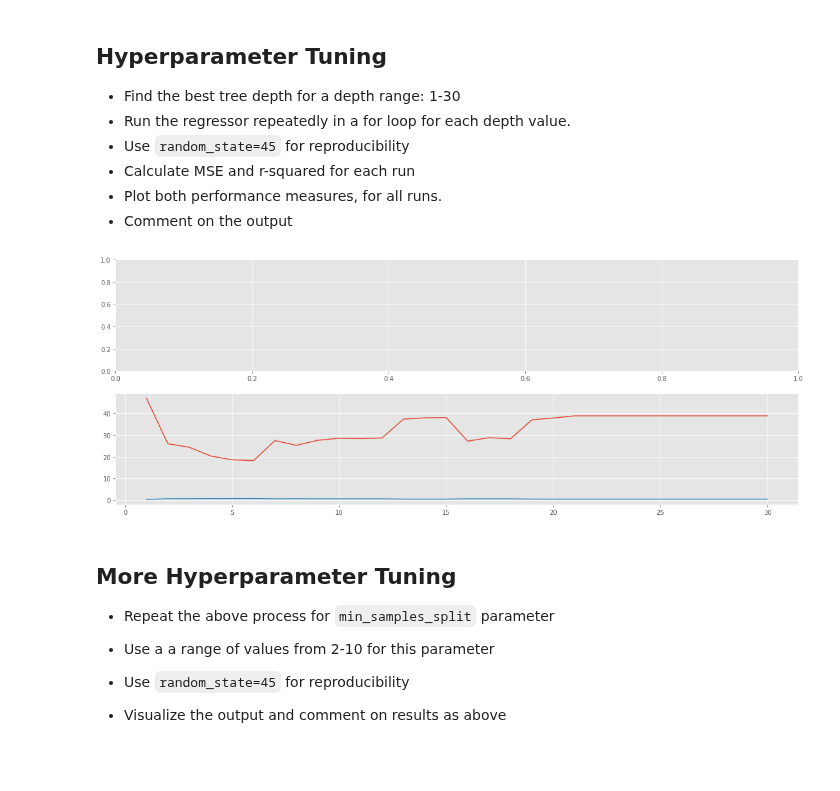
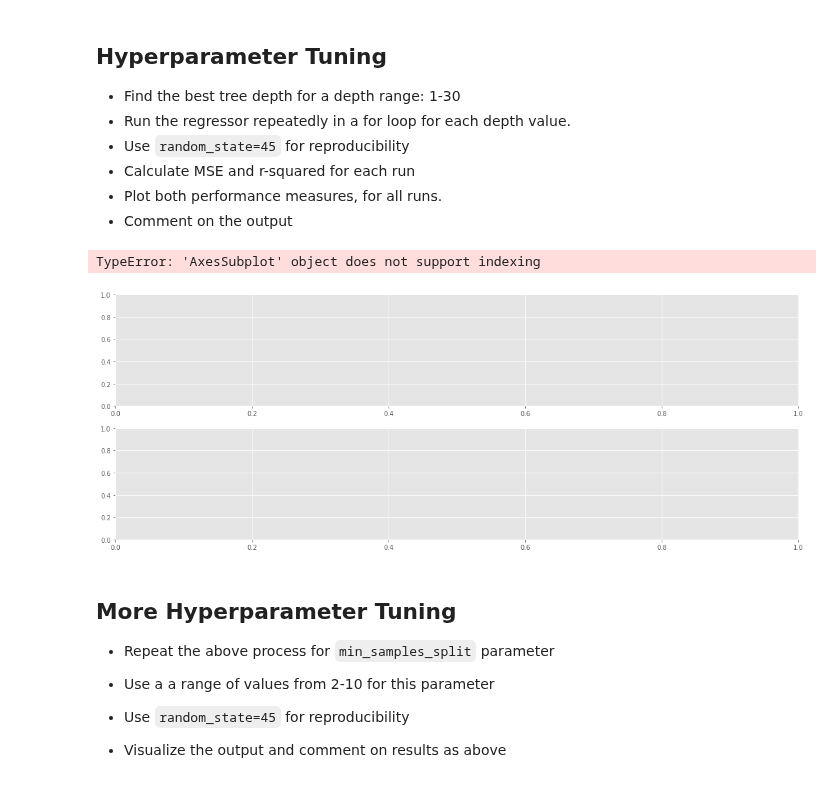
Before and after one commit to ColinFangshu/dsc-tuning-regression-trees-lab-seattle-ds-career-051319, a Jupyter notebook: index.ipynb, the cells around one changed output. Saved outputs shown, nothing was run; the diff lists cells and outputs as text; code cells hidden in the pictures.

```diff
--- a/index.ipynb
+++ b/index.ipynb
@@ -179,14 +179,15 @@ for depth in tree_depth:
 # %%
 import matplotlib.pyplot as plt
 plt.style.use('ggplot')
 
 fig, axes = plt.subplots(2,1, figsize=(19, 7))
-ax1 = axes[0][]
+ax1 = axes[0]
 ax1 = plt.plot(tree_depth, mse_results, label='Mean squared error of each max tree depth')
 ax2 = axes[1]
 ax2 = plt.plot(tree_depth, r2_results, label='R squared of each max tree depth')
 # %% [output]
+TypeError: 'AxesSubplot' object does not support indexing
-[figure, old version]
+[figure, new version]
 # %% [markdown]
 ## More Hyperparameter Tuning
 
```
